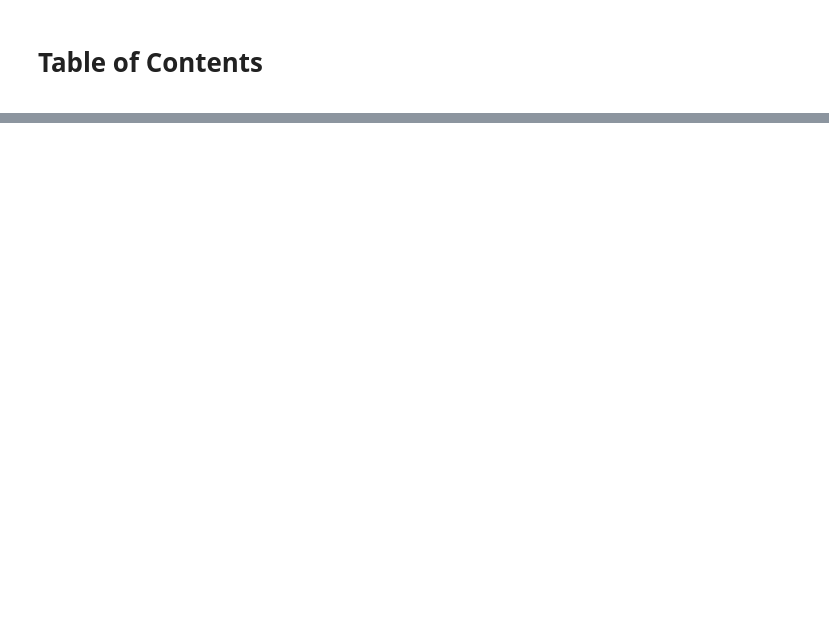
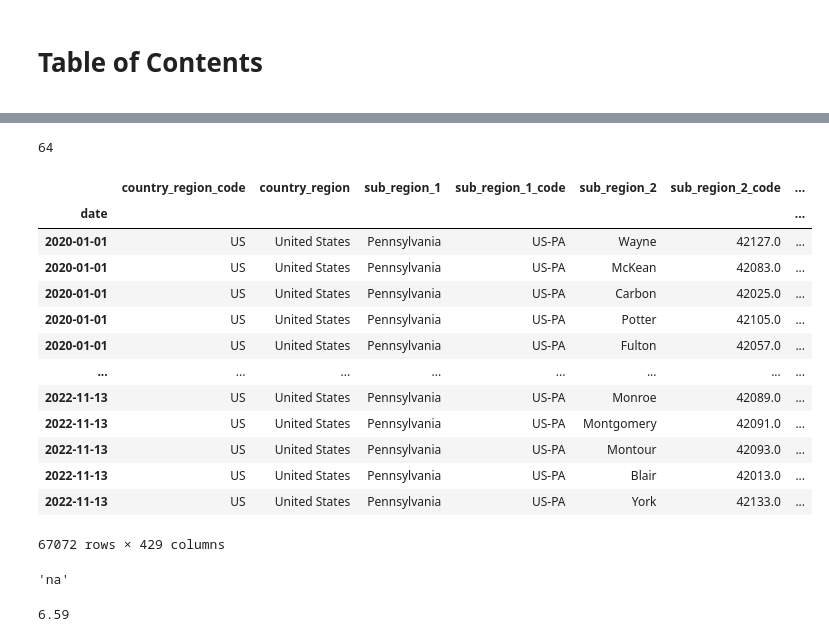
Before and after one commit to sanderlin2013/Predicting-COVID-19-in-Philly, a Jupyter notebook: Untitled.ipynb, the cells around one changed output, grey strips where cells are left out. Drawn from its saved outputs; the diff is of its cells as text; code cells hidden in the pictures; blank space fills up the shorter version.

```diff
--- a/Untitled.ipynb
+++ b/Untitled.ipynb
@@ -20,0 +158,36 @@ google_data_2020.head()
+# %%
+sorted_google_data["sub_region_2"] = sorted_google_data["sub_region_2"].astype("string")
+# %%
+#dropping NaN data
+sorted_google_data= sorted_google_data[sorted_google_data["sub_region_2"].notna()]
+#drop Sullivan County - too many missing dates
+sorted_google_data= sorted_google_data[sorted_google_data["sub_region_2"] != 'Sullivan County']
+# %%
+
+sorted_google_data["sub_region_2"].nunique()
+# %% [output]
+64
+# %%
+sorted_google_data = sorted_google_data.applymap(lambda x: str(x).rstrip('County').rstrip())
+# %%
+sorted_google_data
+# %% [output]
+|  | country_region_code | country_region | sub_region_1 | sub_region_1_code | sub_region_2 | sub_region_2_code | ... |
+| date |  |  |  |  |  |  | ... |
+| 2020-01-01 | US | United States | Pennsylvania | US-PA | Wayne | 42127.0 | ... |
+| 2020-01-01 | US | United States | Pennsylvania | US-PA | McKean | 42083.0 | ... |
+| 2020-01-01 | US | United States | Pennsylvania | US-PA | Carbon | 42025.0 | ... |
+| 2020-01-01 | US | United States | Pennsylvania | US-PA | Potter | 42105.0 | ... |
+| 2020-01-01 | US | United States | Pennsylvania | US-PA | Fulton | 42057.0 | ... |
+| ... | ... | ... | ... | ... | ... | ... | ... |
+| 2022-11-13 | US | United States | Pennsylvania | US-PA | Monroe | 42089.0 | ... |
+| 2022-11-13 | US | United States | Pennsylvania | US-PA | Montgomery | 42091.0 | ... |
+| 2022-11-13 | US | United States | Pennsylvania | US-PA | Montour | 42093.0 | ... |
+| 2022-11-13 | US | United States | Pennsylvania | US-PA | Blair | 42013.0 | ... |
+| 2022-11-13 | US | United States | Pennsylvania | US-PA | York | 42133.0 | ... |
+67072 rows × 429 columns
+# %%
+dated_google = sorted_google_data #.loc["2021-01-01" :]
+dated_google["symptom:Abdominal obesity"].max(skipna = True)
+# %% [output]
+'na'
@@ -20,0 +196,4 @@ google_data_2020.head()
+# %%
+dated_google["symptom:Abdominal obesity"].astype('float').max()
+# %% [output]
+6.59
```
Also changed, not shown: parts of 29 cells of this notebook.
